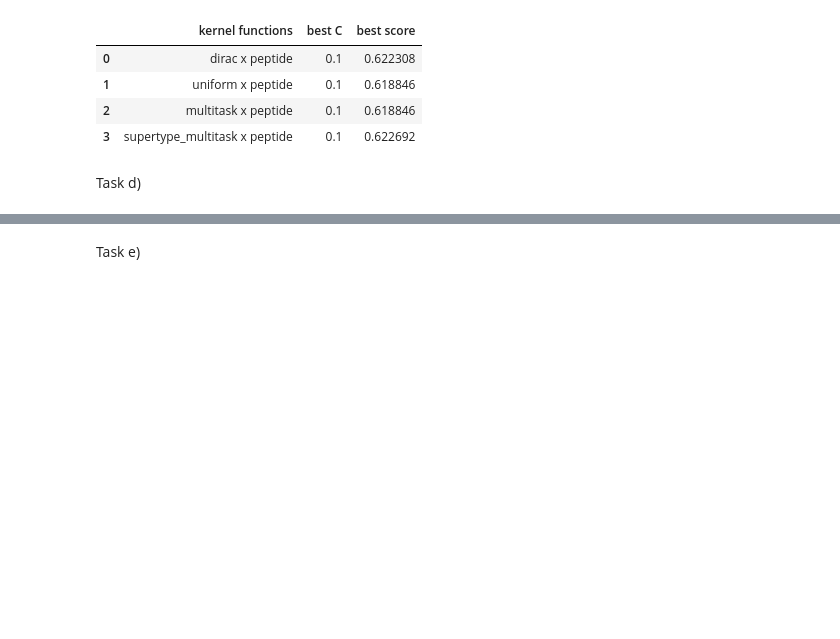
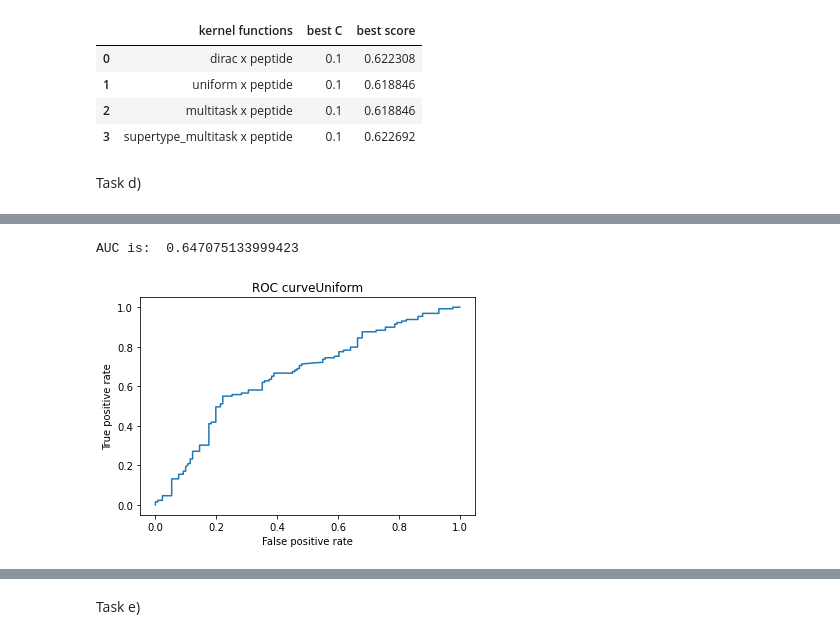
Before and after one commit to mdittschar/MDS, a Jupyter notebook: MDS_Assignment02_Auckenthaler_Dittschar.ipynb, the cells around one changed output, grey strips where cells are left out. Cells and saved outputs as stored; diff of their text form; code cells hidden in the pictures; blank space fills up the shorter version.

```diff
--- a/MDS_Assignment02_Auckenthaler_Dittschar.ipynb
+++ b/MDS_Assignment02_Auckenthaler_Dittschar.ipynb
@@ -221,0 +261,7 @@ Task d)
+# %%
+K_uniform = predefined_kernel_matrix(uniform,peptide,binding_data)
+auc_uniform = roc_curve_and_auc(K_uniform, binding_data_Y, uniform_best_C, "Uniform")
+aucs["uniform"]= auc_uniform
+# %% [output]
+AUC is:  0.647075133999423
+[figure, added]
```
Also changed, not shown: parts of 7 cells of this notebook, 1 other file.
